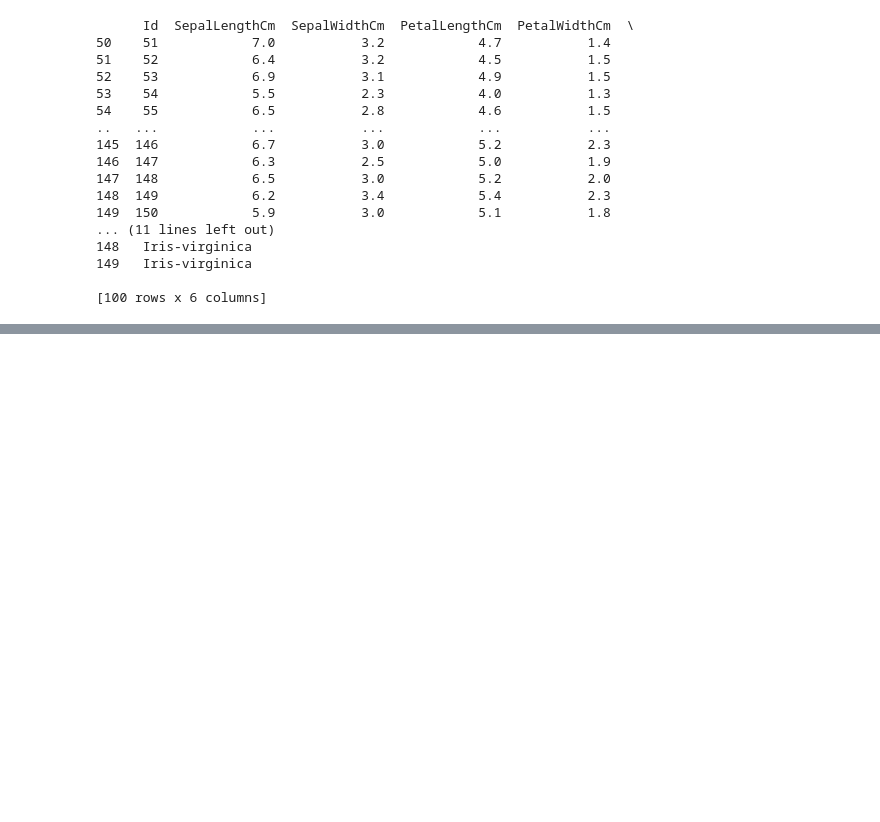
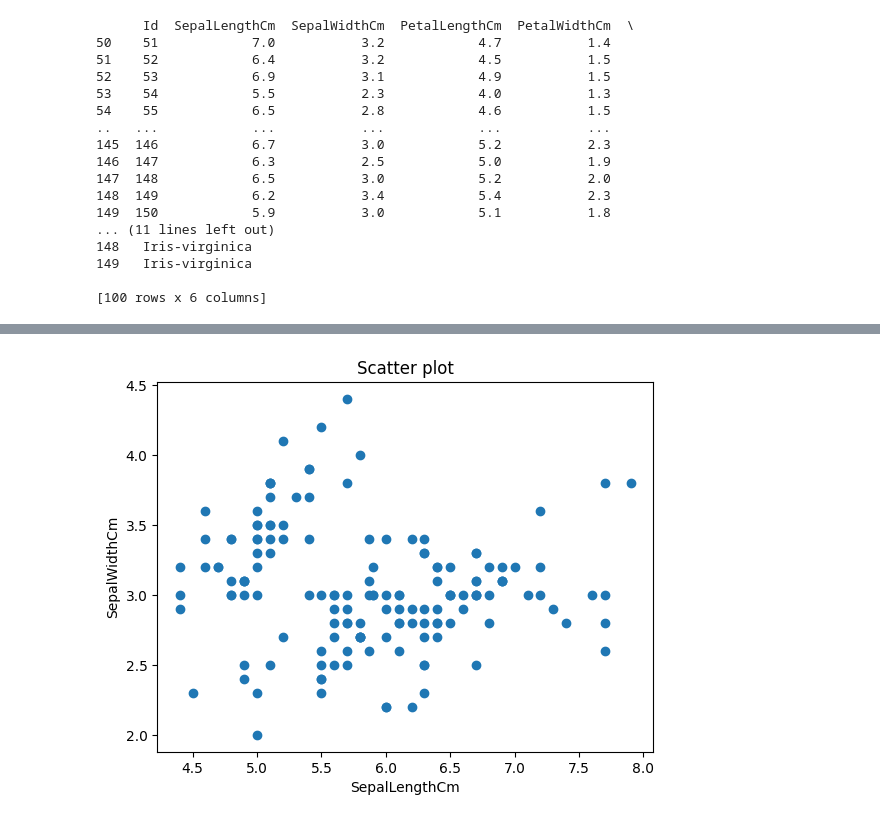
Before and after one commit to bhargavdhanisetti/AIML_NEOSKILLZ, a Jupyter notebook: day_13_.ipynb, the cells around one changed output, grey strips where cells are left out. Cells and saved outputs as stored; diff of their text form; code cells hidden in the pictures; blank space fills up the shorter version.

```diff
--- a/day_13_.ipynb
+++ b/day_13_.ipynb
@@ -147,0 +157,9 @@ print(conditional_species_1)
+# %%
+# Scatter plot
+plt.scatter(data["SepalLengthCm"], data["SepalWidthCm"])
+plt.title("Scatter plot")
+plt.xlabel("SepalLengthCm")
+plt.ylabel("SepalWidthCm")
+plt.show()
+# %% [output]
+[figure, added]
```
Also changed, not shown: parts of 3 cells of this notebook.
